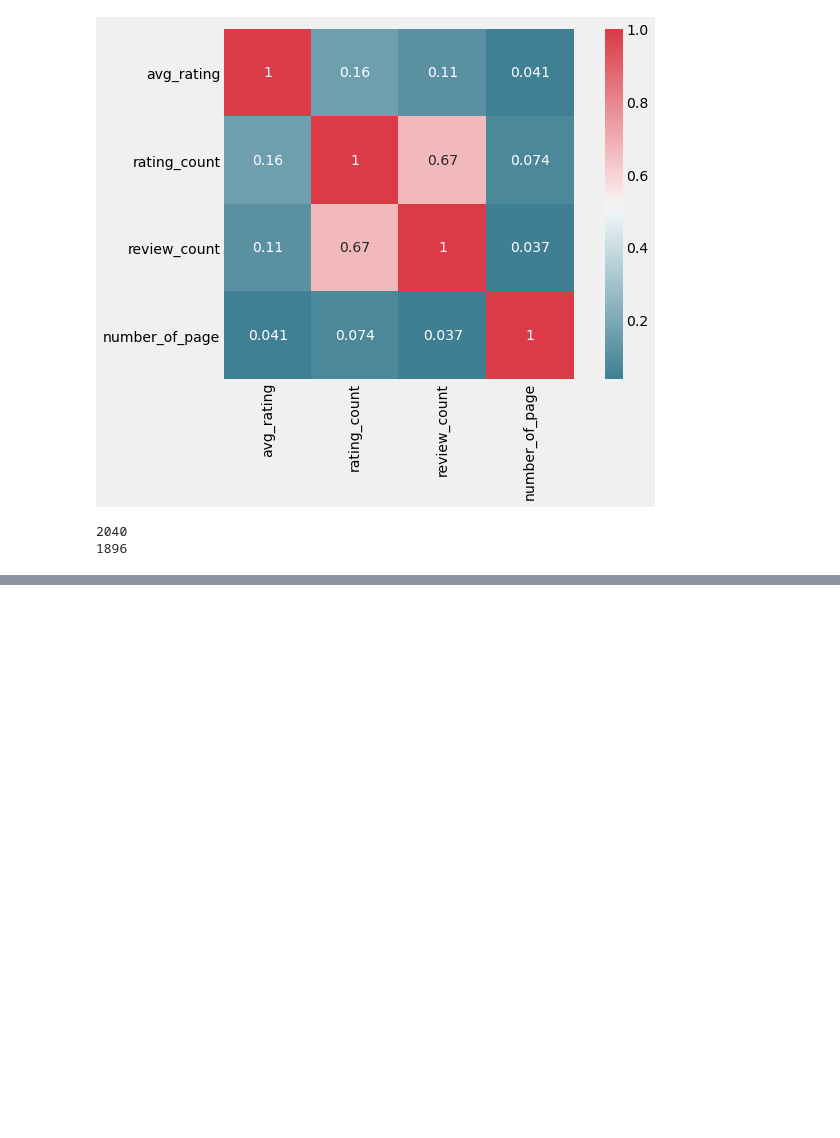
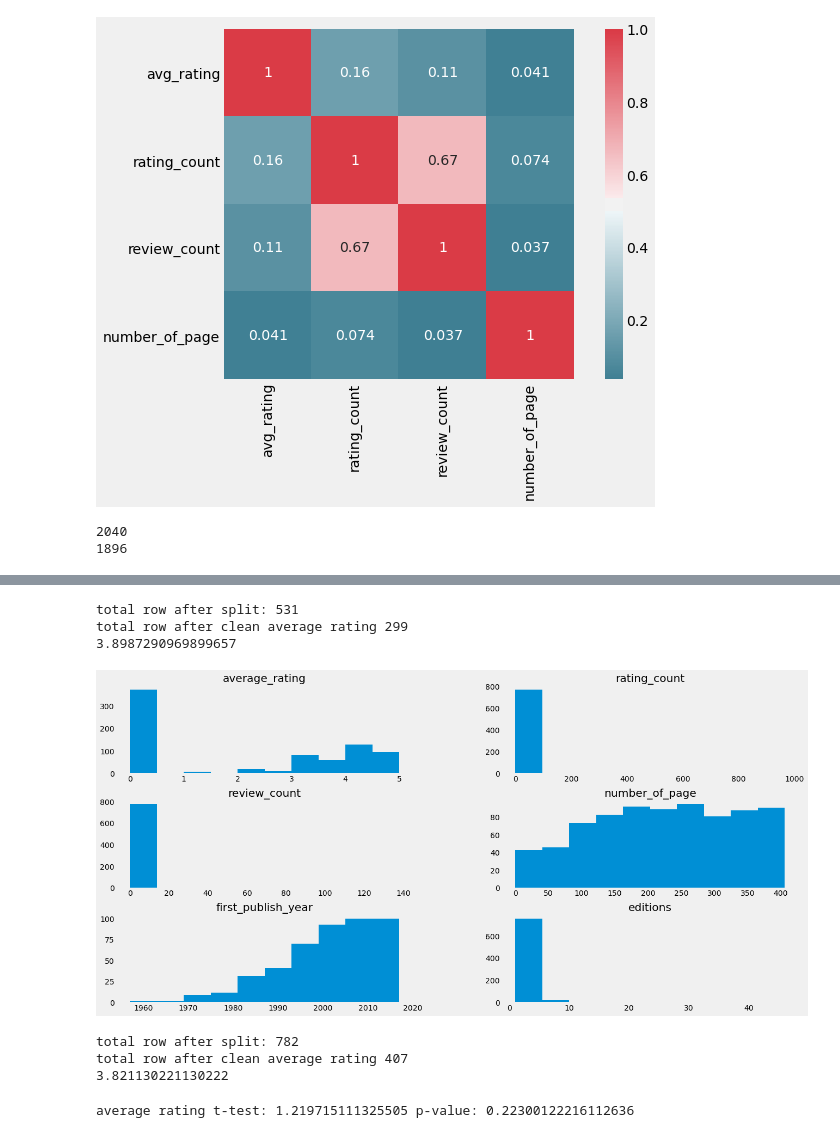
Before and after one commit to HailinDu/Capstone-Project-1, a Jupyter notebook: Cap1 EDA.ipynb, the cells around one changed output, grey strips where cells are left out. Saved outputs shown, nothing was run; the diff lists cells and outputs as text; code cells hidden in the pictures; blank space fills up the shorter version.

```diff
--- a/Cap1 EDA.ipynb
+++ b/Cap1 EDA.ipynb
@@ -216,0 +394,27 @@ total_df.to_csv('total_df.csv', index = False)
+# %%
+print('total row after split: ' + str(len(greater)))
+greater_avg_rating = greater.loc[~(greater['average_rating'] == 0)]
+print('total row after clean average rating ' + str(len(greater_avg_rating)))
+print(np.mean(greater_avg_rating['average_rating']))
+# %% [output]
+total row after split: 531
+total row after clean average rating 299
+3.8987290969899657
+# %%
+less.hist(figsize=(20,10), grid=False);
+# %% [output]
+[figure, added]
+# %%
+print('total row after split: ' + str(len(less)))
+less_avg_rating = less.loc[~(less['average_rating'] == 0)]
+print('total row after clean average rating ' + str(len(less_avg_rating)))
+print(np.mean(less_avg_rating['average_rating']))
+# %% [output]
+total row after split: 782
+total row after clean average rating 407
+3.821130221130222
+# %%
+stat, p_val = stats.ttest_ind(greater_avg_rating['average_rating'],less_avg_rating['average_rating'], equal_var=False)
+print('average rating t-test: ' + str(stat) + ' p-value: ' + str(p_val))
+# %% [output]
+average rating t-test: 1.219715111325505 p-value: 0.22300122216112636
```
Also changed, not shown: parts of 35 cells of this notebook.
